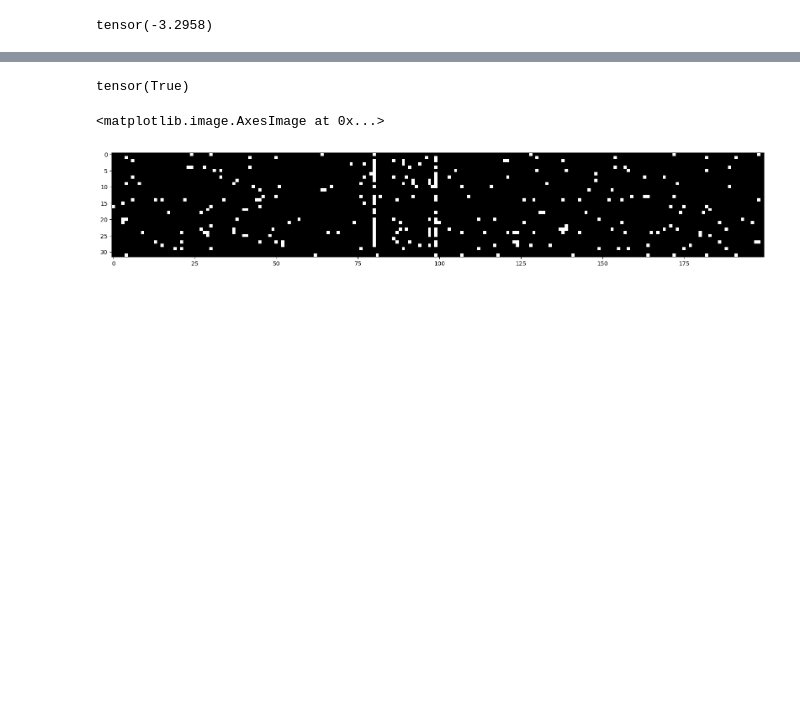
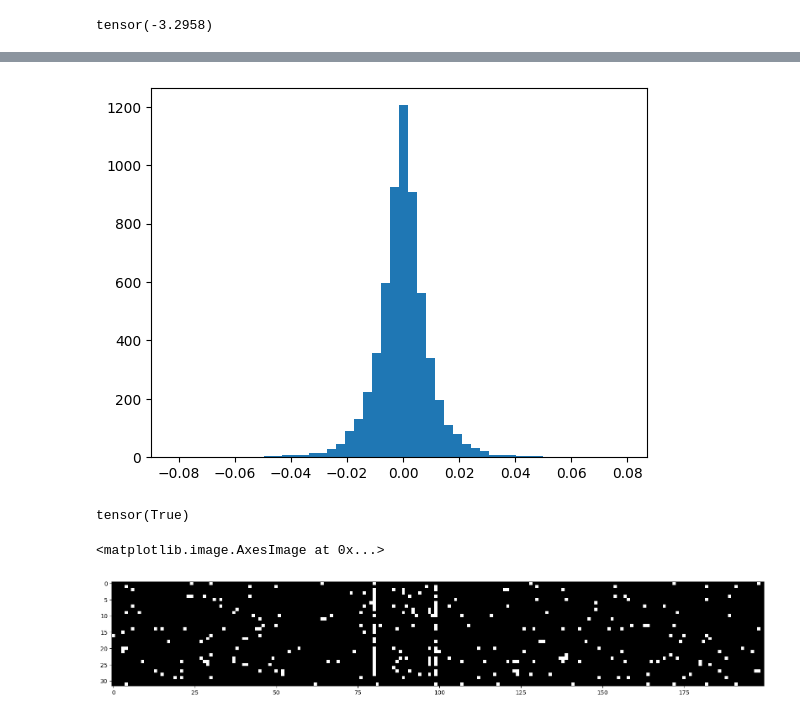
Before and after one commit to AliAbdallah454/MakeMore, a Jupyter notebook: makemore_mlp_refactored.ipynb, the cells around one changed output, grey strips where cells are left out. Saved outputs shown, nothing was run; the diff lists cells and outputs as text; code cells hidden in the pictures; blank space fills up the shorter version.

```diff
--- a/makemore_mlp_refactored.ipynb
+++ b/makemore_mlp_refactored.ipynb
@@ -129,3 +154,7 @@ Loss [0]: 30.033733367919922
+# %%
+plt.hist(W1.grad.view(-1), bins=50);
+# %% [output]
+[figure, added]
 # %%
 torch.all(b1.grad < 0.0001) # Here the gradients of the biases of the layers that has BN on it, will be zero, since its removed in the normalization.
                             # The BN bias is now in charge of the distirbution
```
Also changed, not shown: parts of 2 cells of this notebook.
